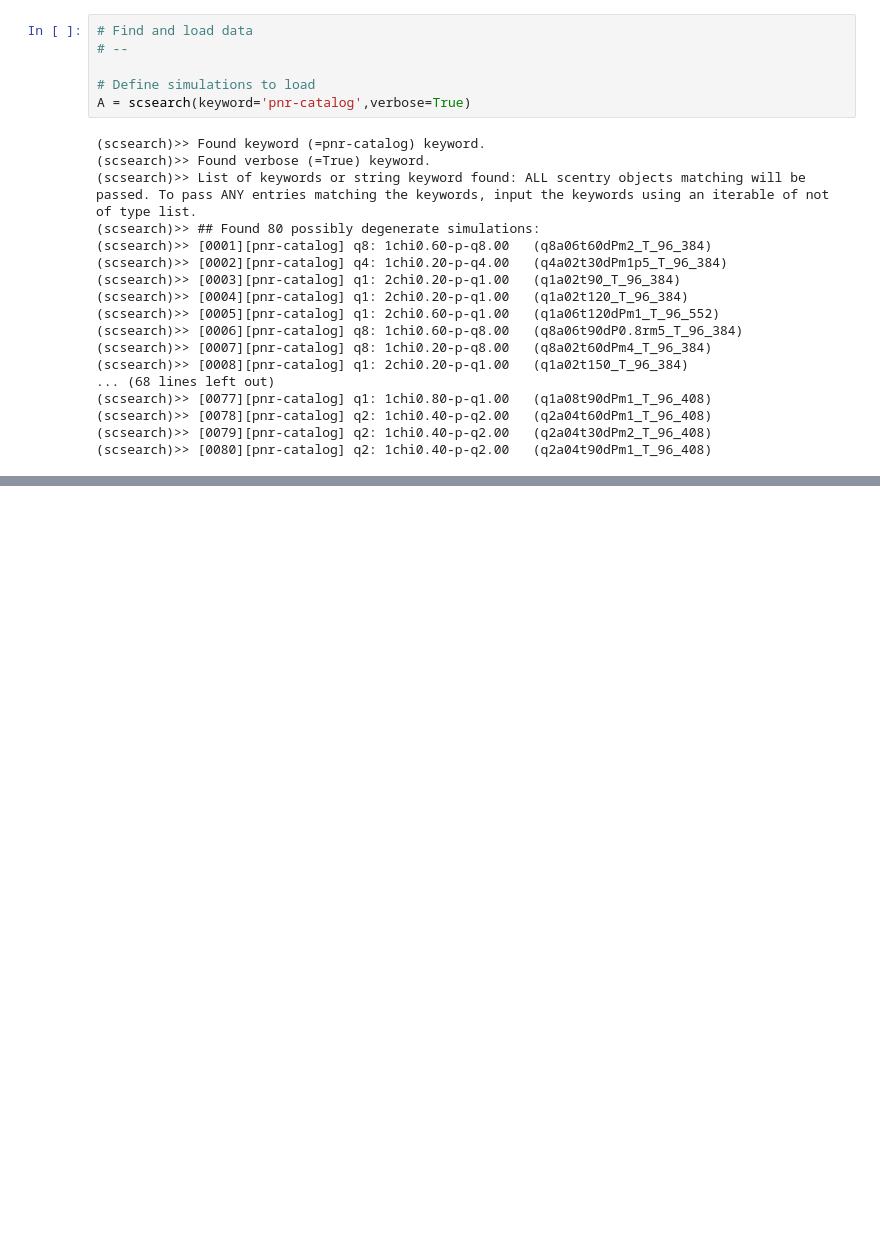
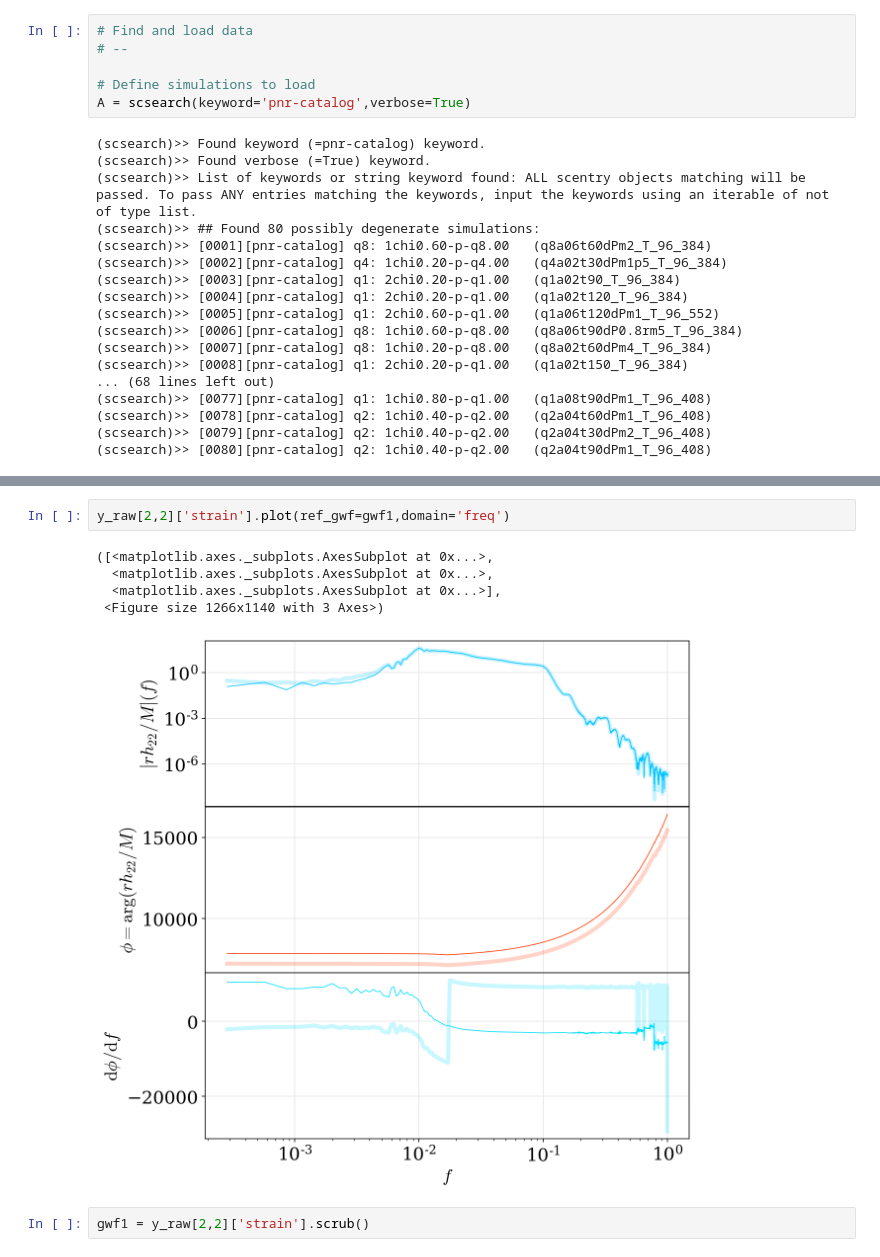
Before and after one commit to llondon6/PhenomXCP, a Jupyter notebook: issues/1_collect_nr_data_version0.ipynb, the cells around one changed output, grey strips where cells are left out. Cells and saved outputs as stored; diff of their text form; blank space fills up the shorter version.

```diff
--- a/issues/1_collect_nr_data_version0.ipynb
+++ b/issues/1_collect_nr_data_version0.ipynb
@@ -544,0 +195,10 @@ frame['cp-y-td'].scrub(lm=[(2,1)],plot=True)[2,1]['psi4'].plot()
+# %%
+y_raw[2,2]['strain'].plot(ref_gwf=gwf1,domain='freq')
+# %% [output]
+([<matplotlib.axes._subplots.AxesSubplot at 0x...>,
+  <matplotlib.axes._subplots.AxesSubplot at 0x...>,
+  <matplotlib.axes._subplots.AxesSubplot at 0x...>],
+ <Figure size 1266x1140 with 3 Axes>)
+[figure, added]
+# %%
+gwf1 = y_raw[2,2]['strain'].scrub()
```
Also changed, not shown: parts of 13 cells of this notebook, 8 other files.
